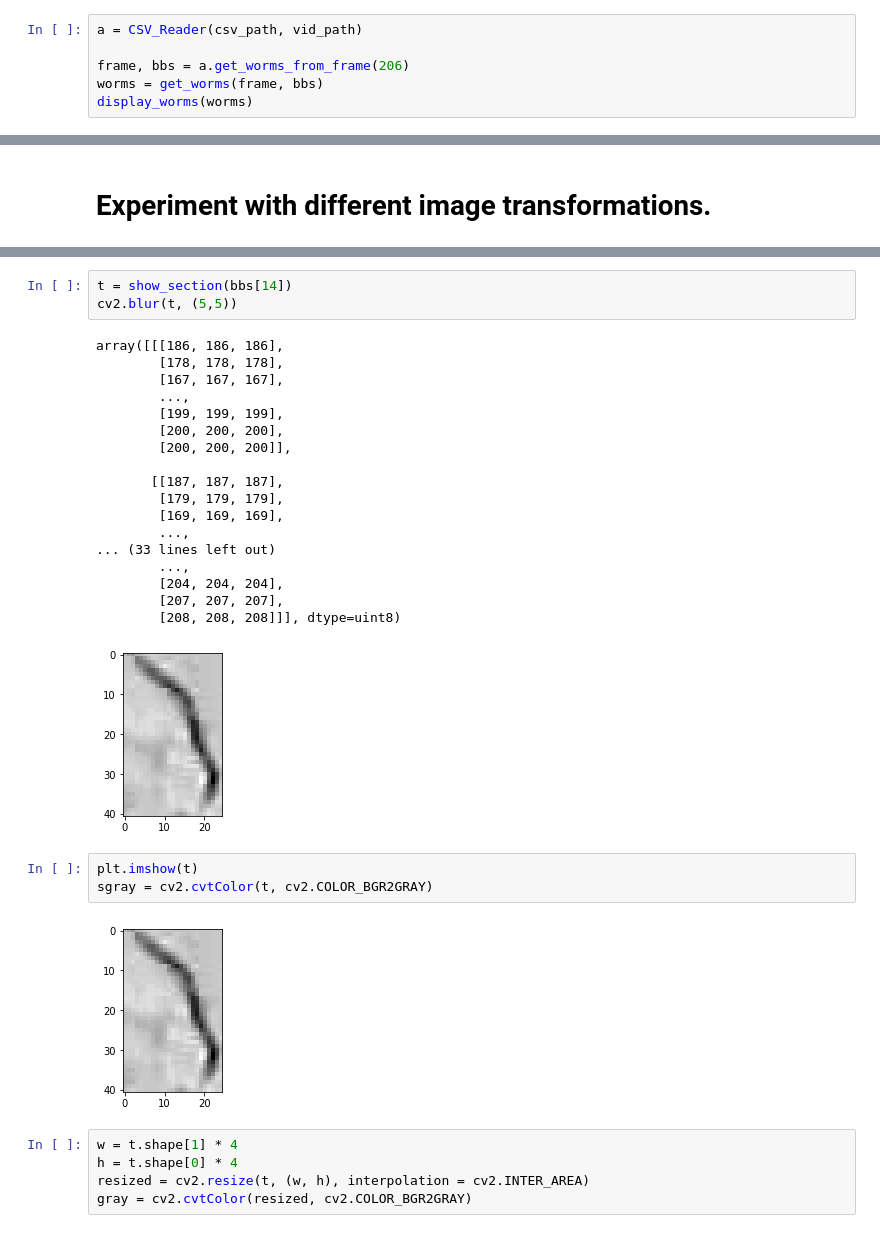
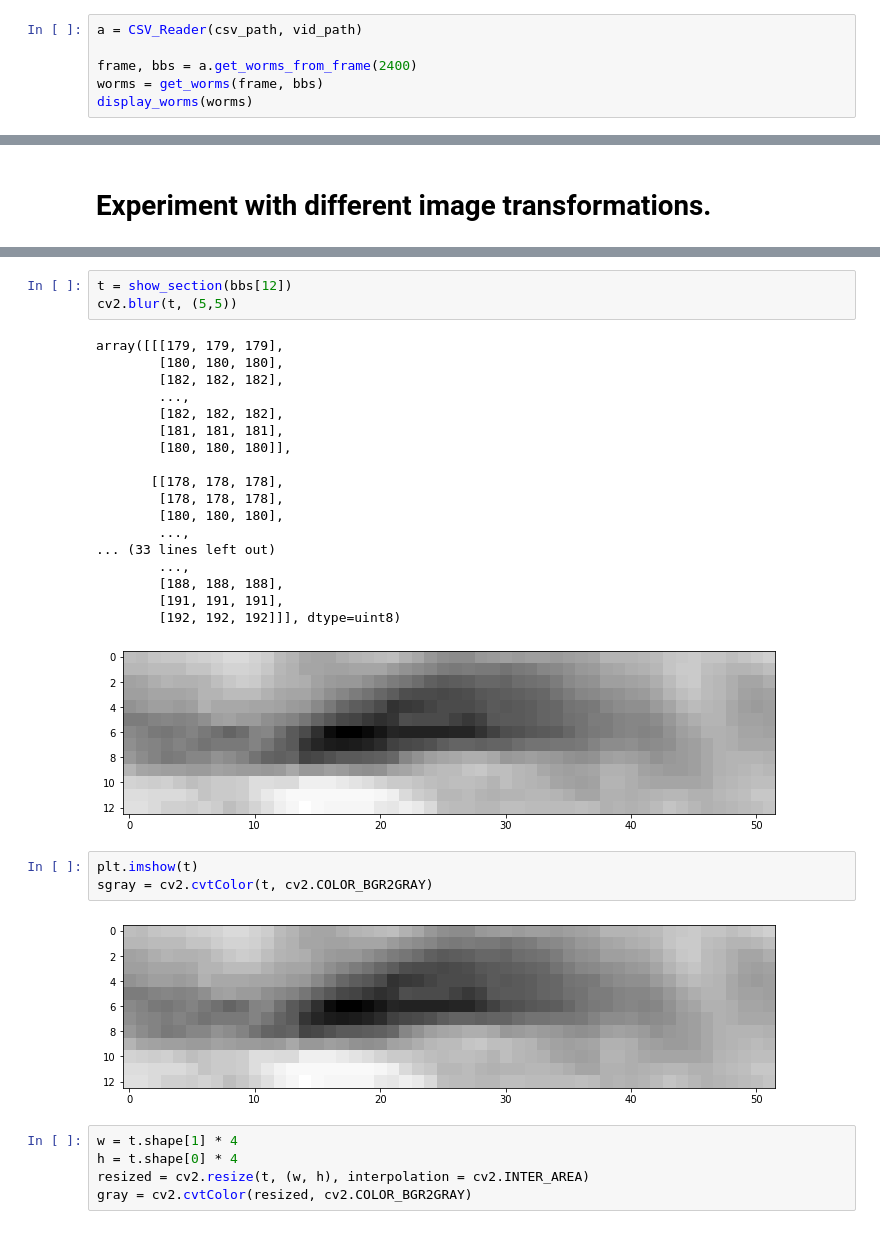
Before and after one commit to paolobif/TOD, a Jupyter notebook: dev.ipynb, the cells around one changed output, grey strips where cells are left out. Drawn from its saved outputs; the diff is of its cells as text.

```diff
--- a/dev.ipynb
+++ b/dev.ipynb
@@ -85,7 +85,7 @@ class CSV_Reader():
 # %%
 a = CSV_Reader(csv_path, vid_path)
 
-frame, bbs = a.get_worms_from_frame(206)
+frame, bbs = a.get_worms_from_frame(2400)
 worms = get_worms(frame, bbs)
 display_worms(worms)
 # %% [output]
@@ -156,30 +154,30 @@ plt.imshow(cv2.normalize(img, img, 0, 255, cv2.NORM_MINMAX))
 # %%
-t = show_section(bbs[14])
+t = show_section(bbs[12])
 cv2.blur(t, (5,5))
 # %% [output]
-array([[[186, 186, 186],
+array([[[179, 179, 179],
+        [180, 180, 180],
+        [182, 182, 182],
+        ...,
+        [182, 182, 182],
+        [181, 181, 181],
+        [180, 180, 180]],
+
+       [[178, 178, 178],
         [178, 178, 178],
-        [167, 167, 167],
-        ...,
-        [199, 199, 199],
-        [200, 200, 200],
-        [200, 200, 200]],
-
-       [[187, 187, 187],
-        [179, 179, 179],
-        [169, 169, 169],
+        [180, 180, 180],
         ...,
 ... (33 lines left out)
         ...,
-        [204, 204, 204],
-        [207, 207, 207],
-        [208, 208, 208]]], dtype=uint8)
+        [188, 188, 188],
+        [191, 191, 191],
+        [192, 192, 192]]], dtype=uint8)
-[figure, old version]
+[figure, new version]
 # %%
 plt.imshow(t)
 sgray = cv2.cvtColor(t, cv2.COLOR_BGR2GRAY)
 # %% [output]
-[figure, old version]
+[figure, new version]
 # %%
 w = t.shape[1] * 4
 h = t.shape[0] * 4
```
Also changed, not shown: parts of 16 cells of this notebook, 6 other files.
